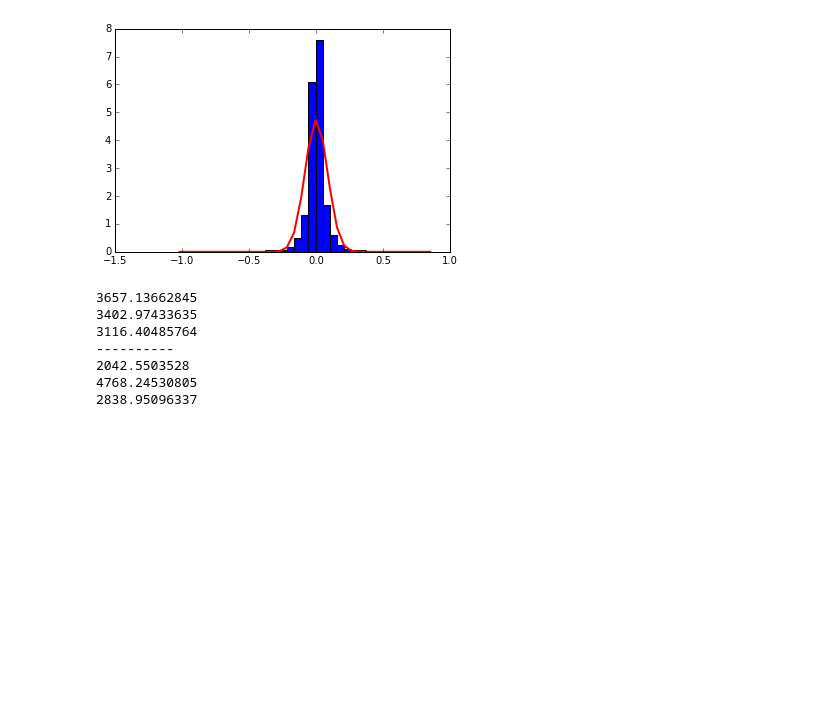
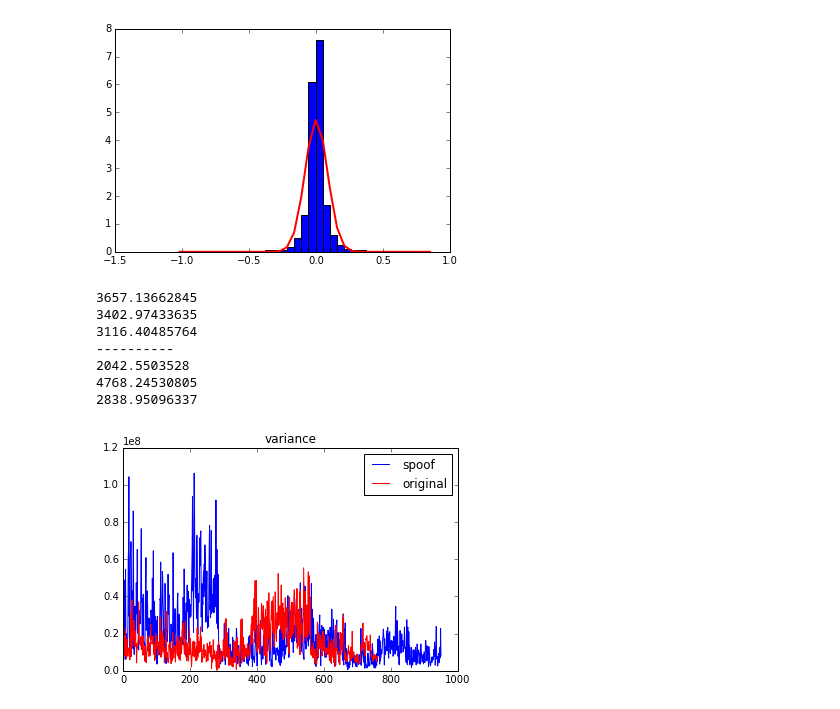
Before and after one commit to Anotherother/spoofingchallenge, a Jupyter notebook: compute gaussian sigma.ipynb, the cells around one changed output. Saved outputs shown, nothing was run; the diff lists cells and outputs as text; code cells hidden in the pictures; blank space fills up the shorter version.

```diff
--- a/compute gaussian sigma.ipynb
+++ b/compute gaussian sigma.ipynb
@@ -169,3 +169,42 @@ print np.sqrt(sum((s3 - s3.mean())**2)/len(s3))
 2042.5503528
 4768.24530805
 2838.95096337
+# %%
+import pandas as pd
+dataframe = pd.read_csv('train_label.csv')
+
+nSamplesOriginal =  dataframe[dataframe.Type=='genuine'].FileID.shape[0]
+nSamplesSpoof =  dataframe[dataframe.Type=='spoof'].FileID.shape[0]
+
+nameFilesOriginal = dataframe[dataframe.Type=='genuine'].FileID[:nSamplesOriginal]
+nameFilesSpoof = dataframe[dataframe.Type=='spoof'].FileID[:nSamplesSpoof]
+# %%
+sigmaVectorOriginal = []
+varOriginal = []
+meanOriginal = []
+
+for i in nameFilesOriginal:
+    rate, audio = wavfile.read('./ASVspoof2017_train_dev/wav/train/' + i)
+    sigmaAudio = np.sqrt(sum((audio - audio.mean())**2)/len(audio))
+    varOriginal.append(sigmaAudio**2)
+    sigmaVectorOriginal.append(sigmaAudio)
+    meanOriginal.append(np.mean(audio))
+
+sigmaVectorSpoof = []
+varSpoof = []
+meanSpoof = []
+for i in nameFilesSpoof:
+    rate, audio = wavfile.read('./ASVspoof2017_train_dev/wav/train/' + i)
+    sigmaAudio = np.sqrt(sum((audio - audio.mean())**2)/len(audio))
+
+    varSpoof.append(sigmaAudio**2)
+    sigmaVectorSpoof.append(sigmaAudio)
+    meanSpoof.append(np.mean(audio))
+# %%
+plt.plot(varSpoof, label="spoof")
+plt.title('variance')
+plt.plot(varOriginal, color = 'red', label="original")
+plt.legend()
+plt.show()
+# %% [output]
+[figure, added]
```
Also changed, not shown: parts of 17 cells of this notebook.
